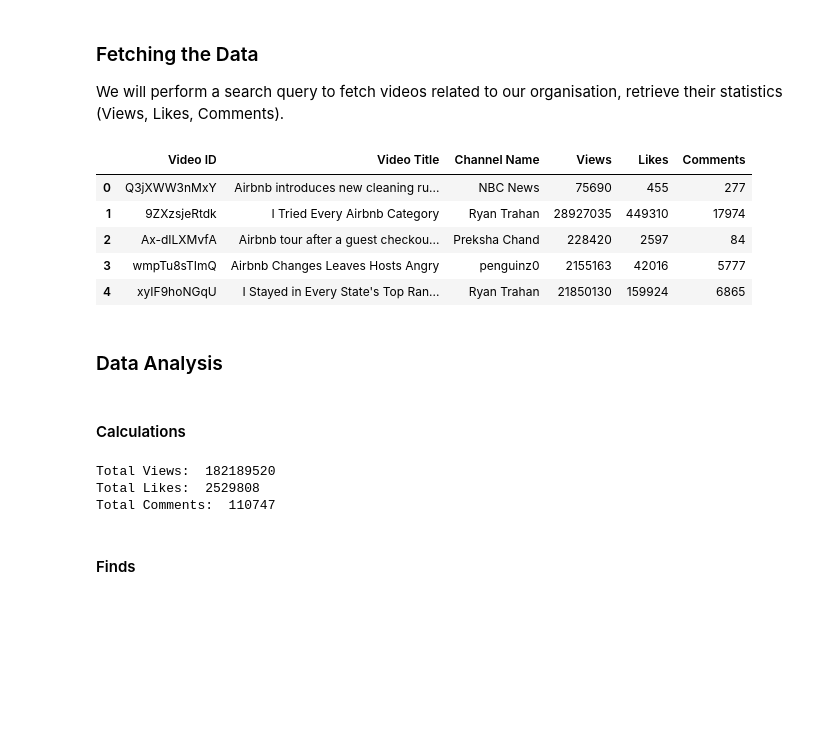
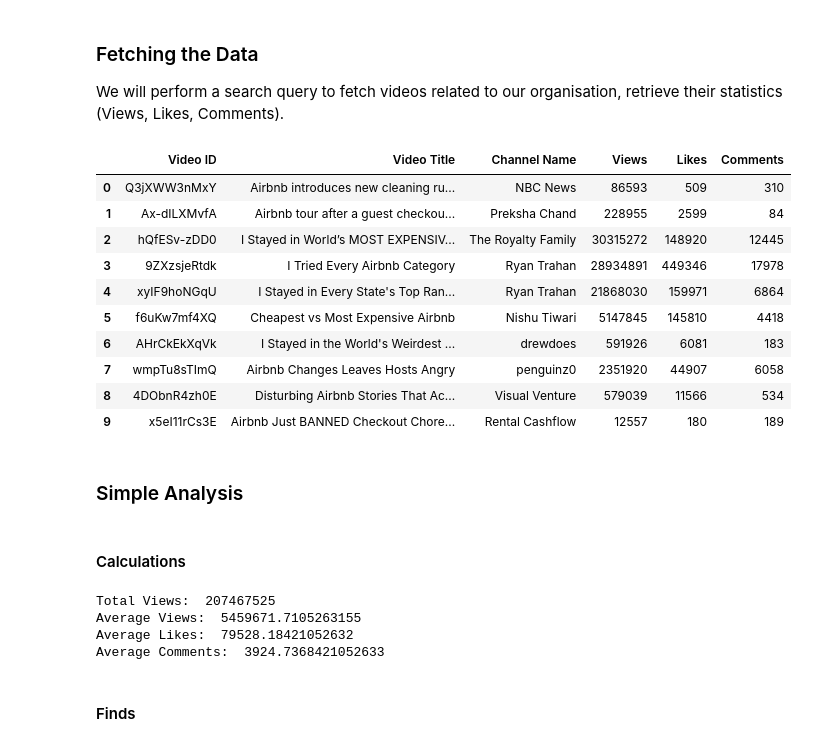
Before and after one commit to caliburanime/205-project, a Jupyter notebook: MIS_205_Assignment.ipynb, the cells around one changed output. Cells and saved outputs as stored; diff of their text form; code cells hidden in the pictures; blank space fills up the shorter version.

```diff
--- a/MIS_205_Assignment.ipynb
+++ b/MIS_205_Assignment.ipynb
@@ -69,7 +68,7 @@ def parse_duration_seconds(duration_str):
 
 
 
-
+# function to fetch vides data with any query
 def fetch_video_data(query, max_results=50):
     search_response = youtube.search().list(
         q=query,
@@ -96,11 +95,12 @@ def fetch_video_data(query, max_results=50):
             continue
 
 
+
+        # Extract metrics
         video_id = item['id']
         title = item['snippet']['title']
         channel_name = item['snippet']['channelTitle']
 
-        # Safely extract metrics (default to 0 if missing/disabled)
         views = int(item['statistics'].get('viewCount', 0))
         likes = int(item['statistics'].get('likeCount', 0))
         comments = int(item['statistics'].get('commentCount', 0))
@@ -114,35 +114,45 @@ def fetch_video_data(query, max_results=50):
             'Comments': comments
         })
 
-    df = pd.DataFrame(data)
-    return df
-
-df = fetch_video_data(organisation_query)
-df.head(5)
+    return data
-# %% [output]
-|  | Video ID | Video Title | Channel Name | Views | Likes | Comments |
-| 0 | Q3jXWW3nMxY | Airbnb introduces new cleaning ru... | NBC News | 75690 | 455 | 277 |
-| 1 | 9ZXzsjeRtdk | I Tried Every Airbnb Category | Ryan Trahan | 28927035 | 449310 | 17974 |
-| 2 | Ax-dILXMvfA | Airbnb tour after a guest checkou... | Preksha Chand | 228420 | 2597 | 84 |
-| 3 | wmpTu8sTImQ | Airbnb Changes Leaves Hosts Angry | penguinz0 | 2155163 | 42016 | 5777 |
-| 4 | xyIF9hoNGqU | I Stayed in Every State's Top Ran... | Ryan Trahan | 21850130 | 159924 | 6865 |
+# %%
+#call the function to get data and loadinto a dataframe
+video_data = fetch_video_data(query)
+df = df = pd.DataFrame(video_data)
+df.head(10)
+# %% [output]
+|  | Video ID | Video Title | Channel Name | Views | Likes | Comments |
+| 0 | Q3jXWW3nMxY | Airbnb introduces new cleaning ru... | NBC News | 86593 | 509 | 310 |
+| 1 | Ax-dILXMvfA | Airbnb tour after a guest checkou... | Preksha Chand | 228955 | 2599 | 84 |
+| 2 | hQfESv-zDD0 | I Stayed in World’s MOST EXPENSIV... | The Royalty Family | 30315272 | 148920 | 12445 |
+| 3 | 9ZXzsjeRtdk | I Tried Every Airbnb Category | Ryan Trahan | 28934891 | 449346 | 17978 |
+| 4 | xyIF9hoNGqU | I Stayed in Every State's Top Ran... | Ryan Trahan | 21868030 | 159971 | 6864 |
+| 5 | f6uKw7mf4XQ | Cheapest vs Most Expensive Airbnb | Nishu Tiwari | 5147845 | 145810 | 4418 |
+| 6 | AHrCkEkXqVk | I Stayed in the World's Weirdest ... | drewdoes | 591926 | 6081 | 183 |
+| 7 | wmpTu8sTImQ | Airbnb Changes Leaves Hosts Angry | penguinz0 | 2351920 | 44907 | 6058 |
+| 8 | 4DObnR4zh0E | Disturbing Airbnb Stories That Ac... | Visual Venture | 579039 | 11566 | 534 |
+| 9 | x5eI11rCs3E | Airbnb Just BANNED Checkout Chore... | Rental Cashflow | 12557 | 180 | 189 |
 # %% [markdown]
-### Data Analysis
+### Simple Analysis
 # %% [markdown]
 #### Calculations
 # %%
 # Total Views
 print("Total Views: ", df['Views'].sum())
 
-# Total Likes
-print("Total Likes: ", df['Likes'].sum())
+# Average Views
+print("Average Views: ", df['Views'].sum()/df.shape[0])
 
-# Total Comments
-print("Total Comments: ", df['Comments'].sum())
+# Average Likes
+print("Average Likes: ", df['Likes'].sum()/df.shape[0])
+
+# Average Comments
+print("Average Comments: ", df['Comments'].sum()/df.shape[0])
 # %% [output]
-Total Views:  182189520
-Total Likes:  2529808
-Total Comments:  110747
+Total Views:  207467525
+Average Views:  5459671.7105263155
+Average Likes:  79528.18421052632
+Average Comments:  3924.7368421052633
 # %% [markdown]
 #### Finds
 # %%
```
Also changed, not shown: parts of 14 cells of this notebook.
